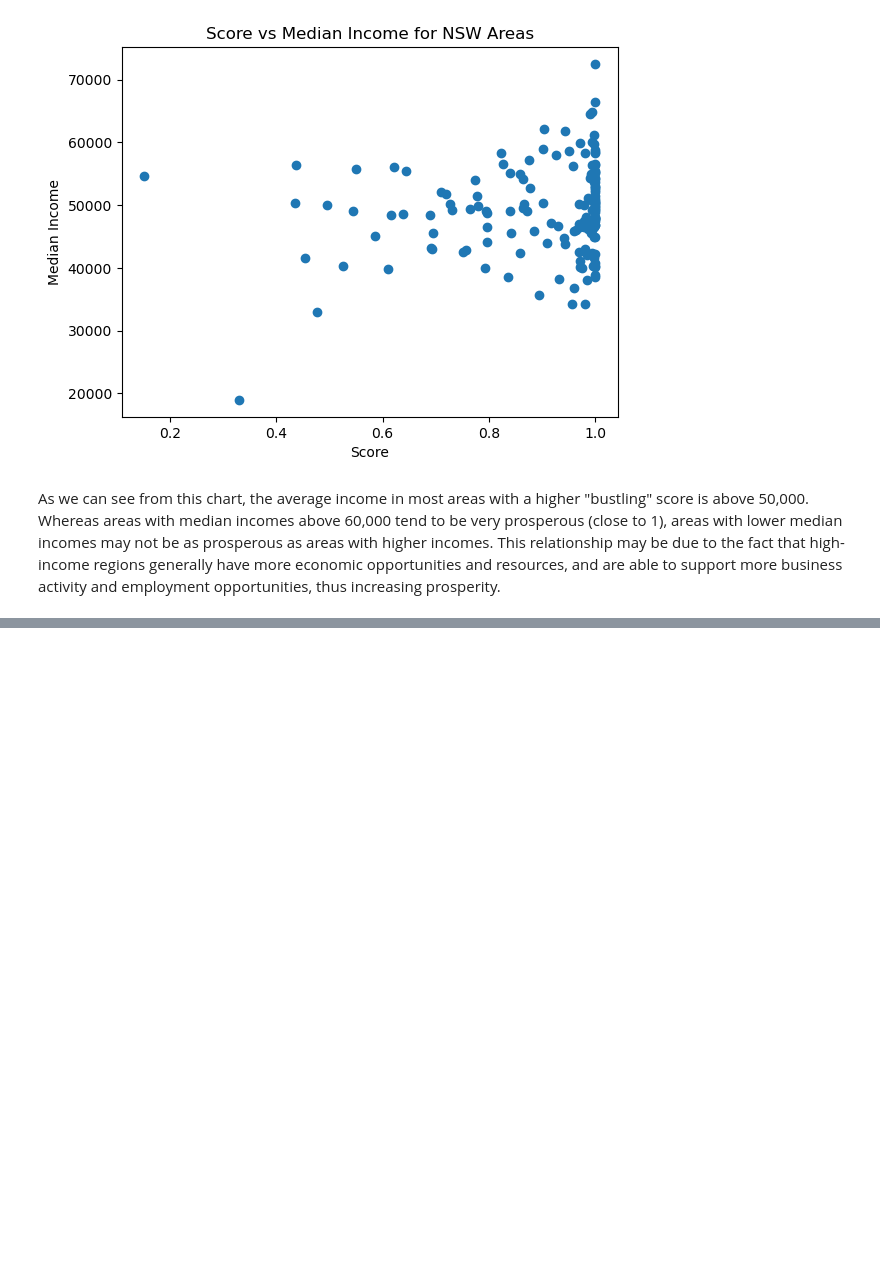
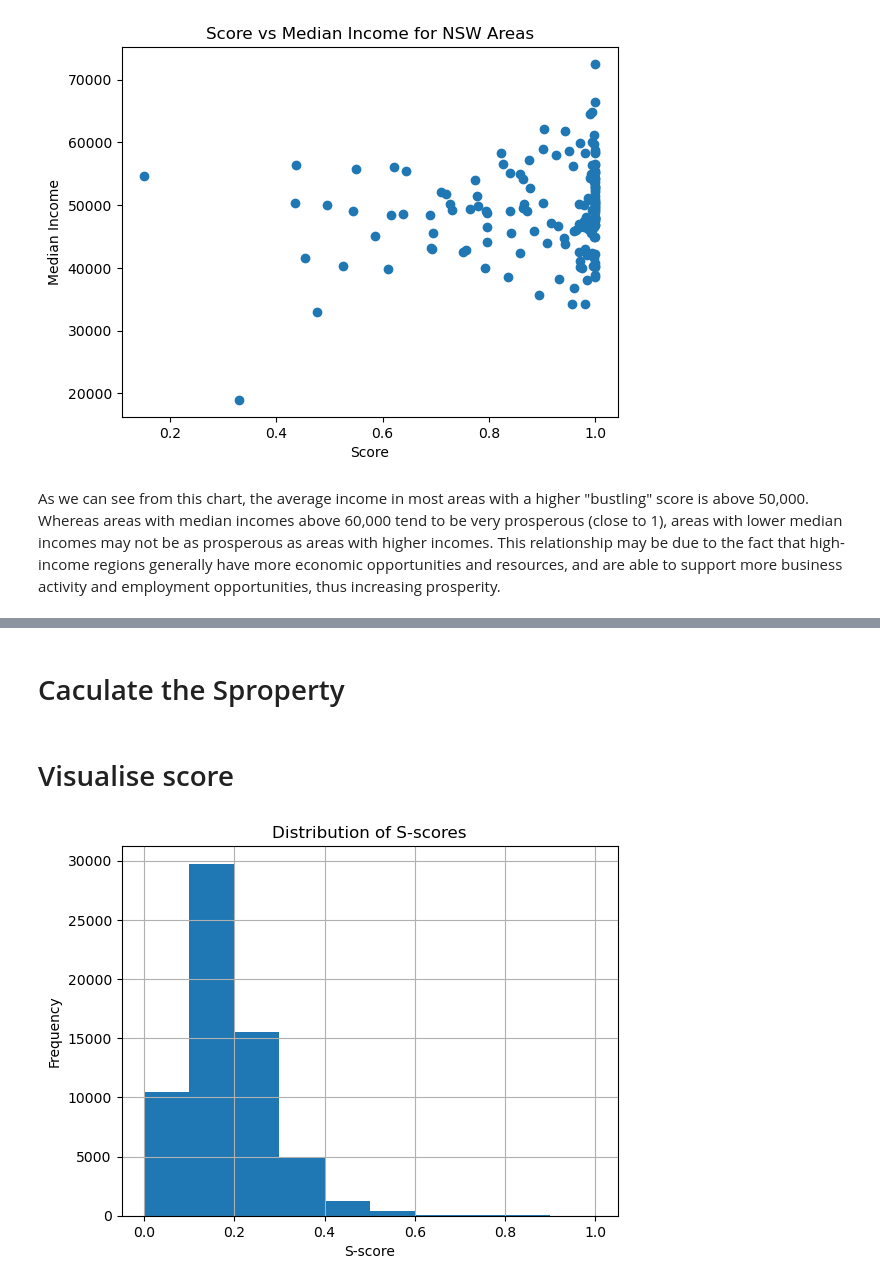
Before and after one commit to JKPegasus/DATA2001-Project, a Jupyter notebook: project/assignment.ipynb, the cells around one changed output, grey strips where cells are left out. Saved outputs shown, nothing was run; the diff lists cells and outputs as text; code cells hidden in the pictures; blank space fills up the shorter version.

```diff
--- a/project/assignment.ipynb
+++ b/project/assignment.ipynb
@@ -861,0 +944,40 @@ As we can see from this chart, the average income in most areas with a higher "b
+# %% [markdown]
+# Caculate the Sproperty
+# %%
+Sproperty = db.execute('''
+WITH price_range AS (
+    SELECT
+        sa22016code,
+        for_rent_home_lease_averageprice,
+        MIN(for_rent_home_lease_averageprice) OVER() AS min_price,
+        MAX(for_rent_home_lease_averageprice) OVER() AS max_price
+    FROM
+        property
+)
+
+SELECT
+    sa22016code,
+    (for_rent_home_lease_averageprice - min_price) / NULLIF((max_price - min_price), 0) AS sscore
+FROM
+    price_range;
+
+''')
+
+data_list = []
+for row in Sproperty:
+    data_list.append({
+        'sa22016code': row['sa22016code'],
+        'sscore': row['sscore']
+    })
+
+df = pd.DataFrame(data_list)
+# %% [markdown]
+# Visualise score
+# %%
+df['sscore'].hist(bins=10)
+plt.title('Distribution of S-scores')
+plt.xlabel('S-score')
+plt.ylabel('Frequency')
+plt.show()
+# %% [output]
+[figure, added]
```
Also changed, not shown: parts of 15 cells of this notebook, 2 other files.
